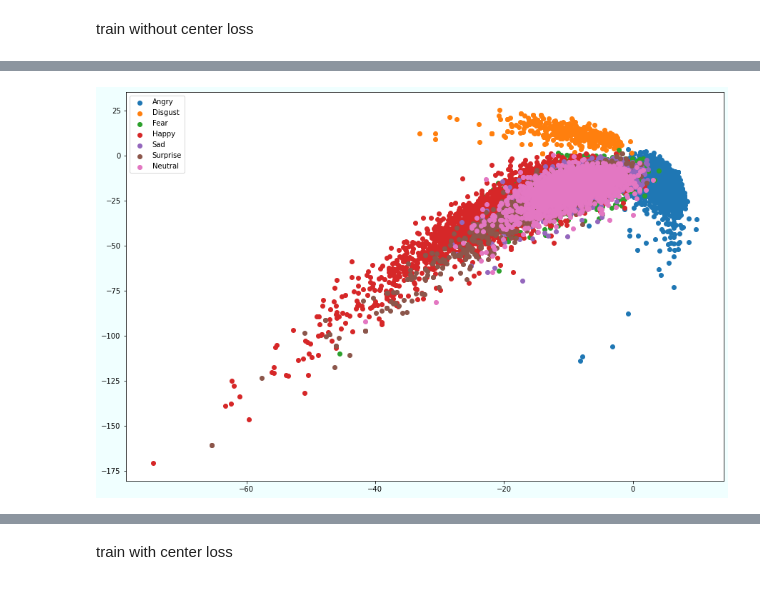
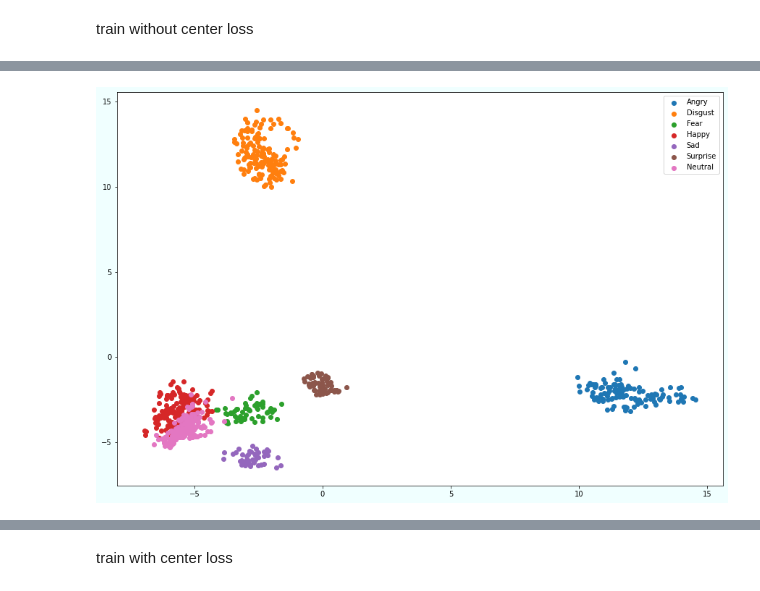
Before and after one commit to lilly9928/-WIL-DeepLearningProject-1, a Jupyter notebook: 220215_emotion.ipynb, the cells around one changed output, grey strips where cells are left out. Cells and saved outputs as stored; diff of their text form; code cells hidden in the pictures.

```diff
--- a/220215_emotion.ipynb
+++ b/220215_emotion.ipynb
@@ -155,12 +156,10 @@ import torch
 import torch.nn as nn
 import torch.nn.functional as F
 
-class Deep_Emotion(nn.Module):
+class EmotionNetwork(nn.Module):
     def __init__(self):
-        '''
-        Deep_Emotion class contains the network architecture.
-        '''
-        super(Deep_Emotion,self).__init__()
+
+        super(EmotionNetwork,self).__init__()
         self.conv1 = nn.Conv2d(1,10,3)
         self.conv2 = nn.Conv2d(10,10,3)
         self.pool2 = nn.MaxPool2d(2,2)
@@ -526,25 +525,25 @@ Epoch : 11 - loss : 0.1128 - acc: 0.9633 - val_loss : 0.2331 - val_acc: 0.9323
 # %%
 train_results =[]
 labels =[]
 classes=['Angry','Disgust','Fear','Happy','Sad','Surprise','Neutral']
 net.eval()
 with torch.no_grad():
-    for img, label in train_loader:
+    for img, label in val_loader:
         img,label = img.to(device),label.to(device)
         train_results.append(net(img).cpu().numpy())
         labels.append(label.cpu())
 
 train_results = np.concatenate(train_results)
 labels = np.concatenate(labels)
 train_results.shape
 
 ## visualization
 plt.figure(figsize=(15, 10), facecolor="azure")
 for label in np.unique(labels):
     tmp = train_results[labels==label]
     plt.scatter(tmp[:, 0], tmp[:, 1], label=classes[label])
 
 plt.legend()
 plt.show()
 # %% [output]
-[figure, old version]
+[figure, new version]
```
Also changed, not shown: parts of 8 cells of this notebook.
